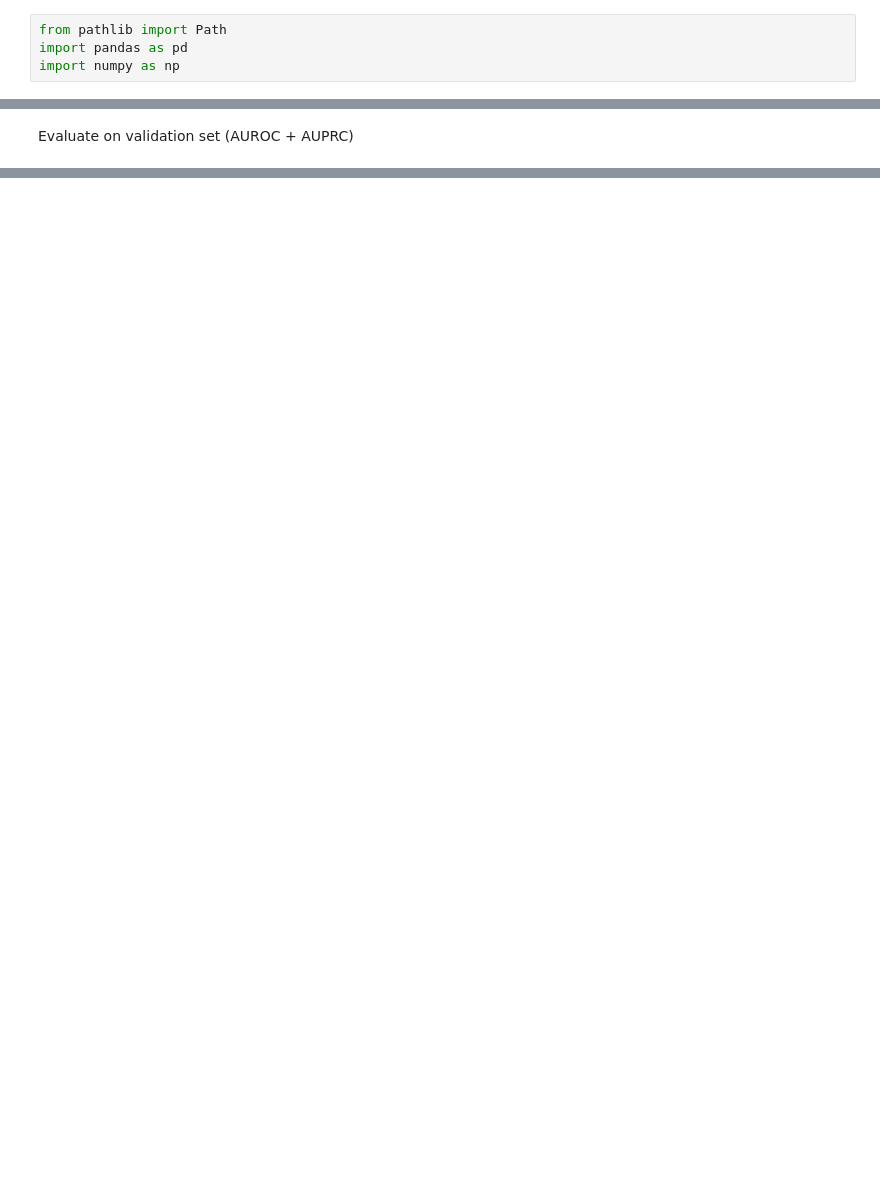
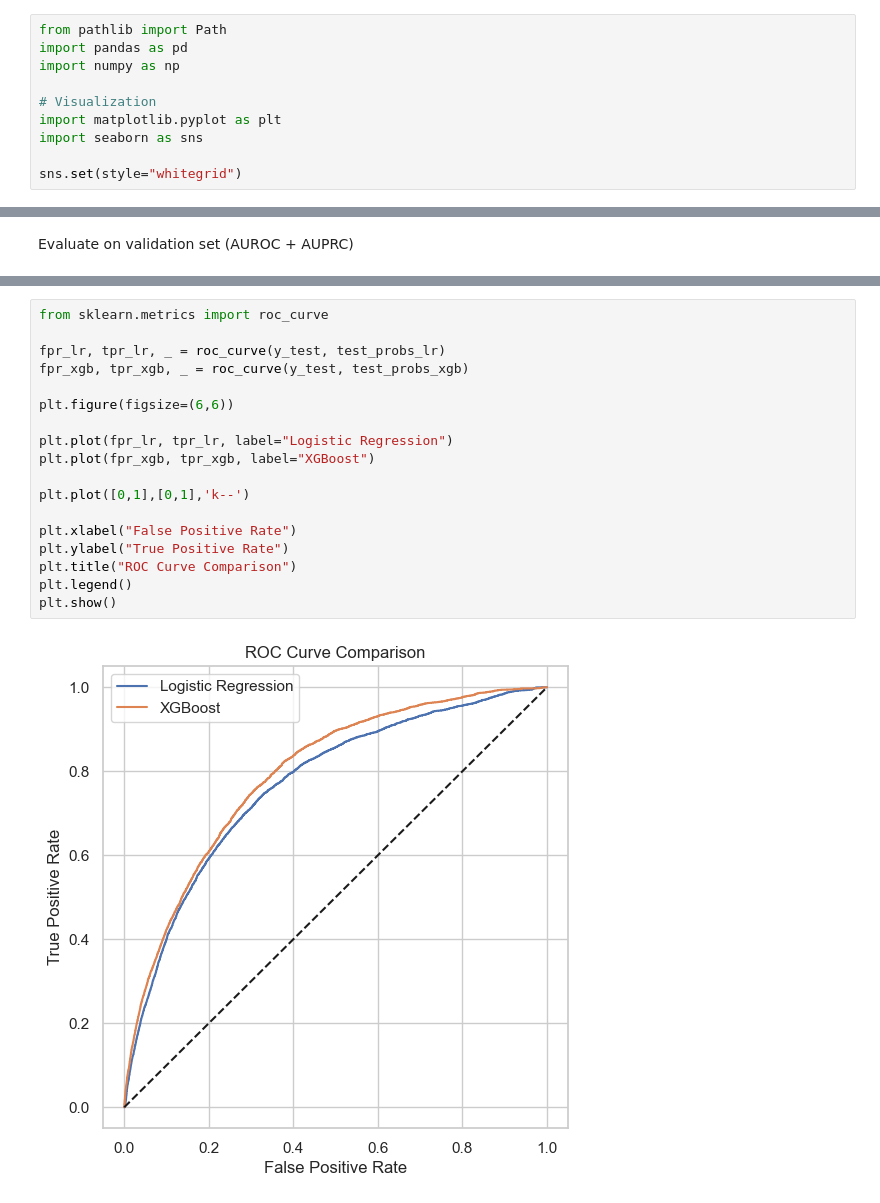
Before and after one commit to nikhithanjani5/EarlySepsisPrediction, a Jupyter notebook: notebooks/03_baseline_models.ipynb, the cells around one changed output, grey strips where cells are left out. Drawn from its saved outputs; the diff is of its cells as text; blank space fills up the shorter version.

```diff
--- a/notebooks/03_baseline_models.ipynb
+++ b/notebooks/03_baseline_models.ipynb
@@ -2,6 +2,12 @@
 from pathlib import Path
 import pandas as pd
 import numpy as np
+
+# Visualization
+import matplotlib.pyplot as plt
+import seaborn as sns
+
+sns.set(style="whitegrid")
 # %%
 PROCESSED_DIR = Path("../data/processed")
 
@@ -207,0 +214,20 @@ results
+# %%
+from sklearn.metrics import roc_curve
+
+fpr_lr, tpr_lr, _ = roc_curve(y_test, test_probs_lr)
+fpr_xgb, tpr_xgb, _ = roc_curve(y_test, test_probs_xgb)
+
+plt.figure(figsize=(6,6))
+
+plt.plot(fpr_lr, tpr_lr, label="Logistic Regression")
+plt.plot(fpr_xgb, tpr_xgb, label="XGBoost")
+
+plt.plot([0,1],[0,1],'k--')
+
+plt.xlabel("False Positive Rate")
+plt.ylabel("True Positive Rate")
+plt.title("ROC Curve Comparison")
+plt.legend()
+plt.show()
+# %% [output]
+[figure, added]
```
Also changed, not shown: parts of 11 cells of this notebook, 2 other files.
